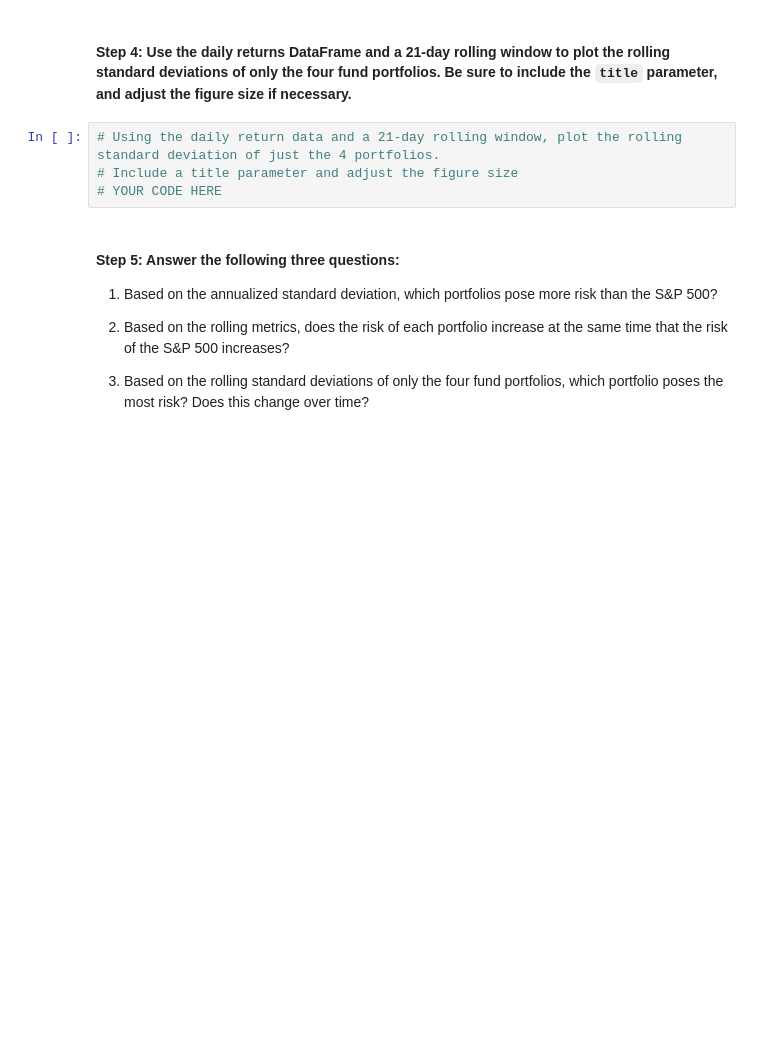
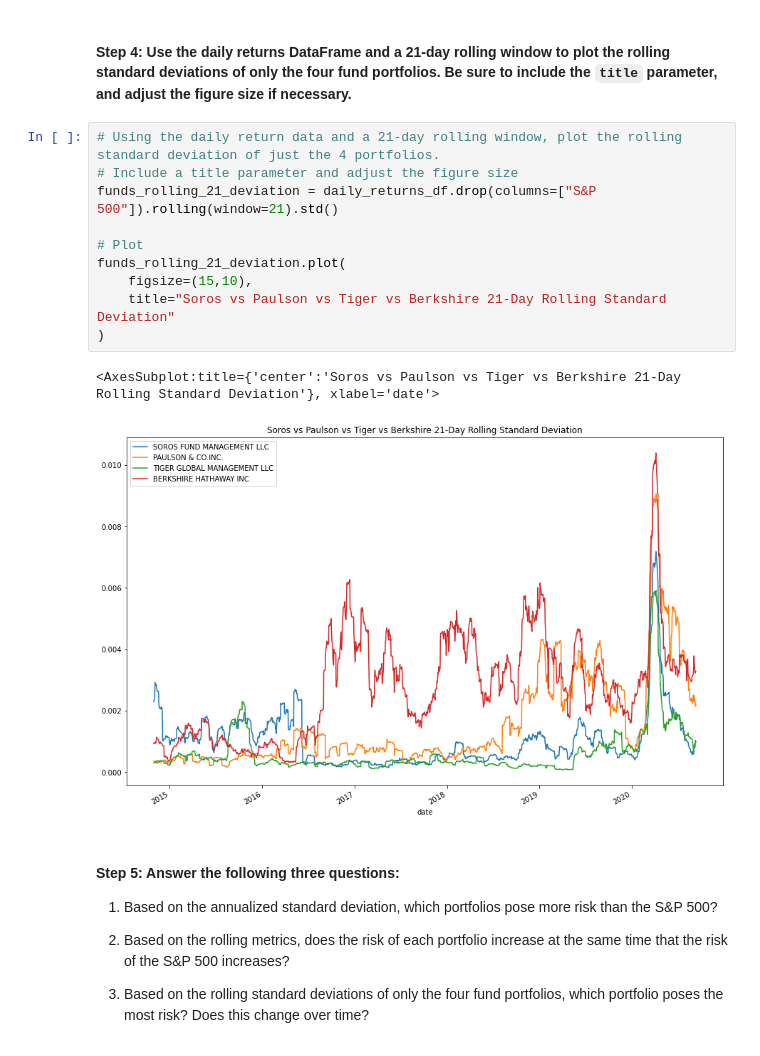
Before and after one commit to mrlandero/Risk_Return_Analysis, a Jupyter notebook: Risk_Return_Analysis/risk_return_analysis.ipynb, the cells around one changed output. Saved outputs shown, nothing was run; the diff lists cells and outputs as text; blank space fills up the shorter version.

Commit message:
Analyzed the rolling metrics in order to compare funds and answered analysis questions

```diff
--- a/Risk_Return_Analysis/risk_return_analysis.ipynb
+++ b/Risk_Return_Analysis/risk_return_analysis.ipynb
@@ -454,7 +457,16 @@ daily_returns_df.rolling(window=21).std().plot(
 # %%
 # Using the daily return data and a 21-day rolling window, plot the rolling standard deviation of just the 4 portfolios.
 # Include a title parameter and adjust the figure size
-# YOUR CODE HERE
+funds_rolling_21_deviation = daily_returns_df.drop(columns=["S&P 500"]).rolling(window=21).std()
+
+# Plot
+funds_rolling_21_deviation.plot(
+    figsize=(15,10),
+    title="Soros vs Paulson vs Tiger vs Berkshire 21-Day Rolling Standard Deviation"
+)
+# %% [output]
+<AxesSubplot:title={'center':'Soros vs Paulson vs Tiger vs Berkshire 21-Day Rolling Standard Deviation'}, xlabel='date'>
+[figure, added]
 # %% [markdown]
 #### Step 5: Answer the following three questions:
 
```
Also changed, not shown: parts of 6 cells of this notebook.
